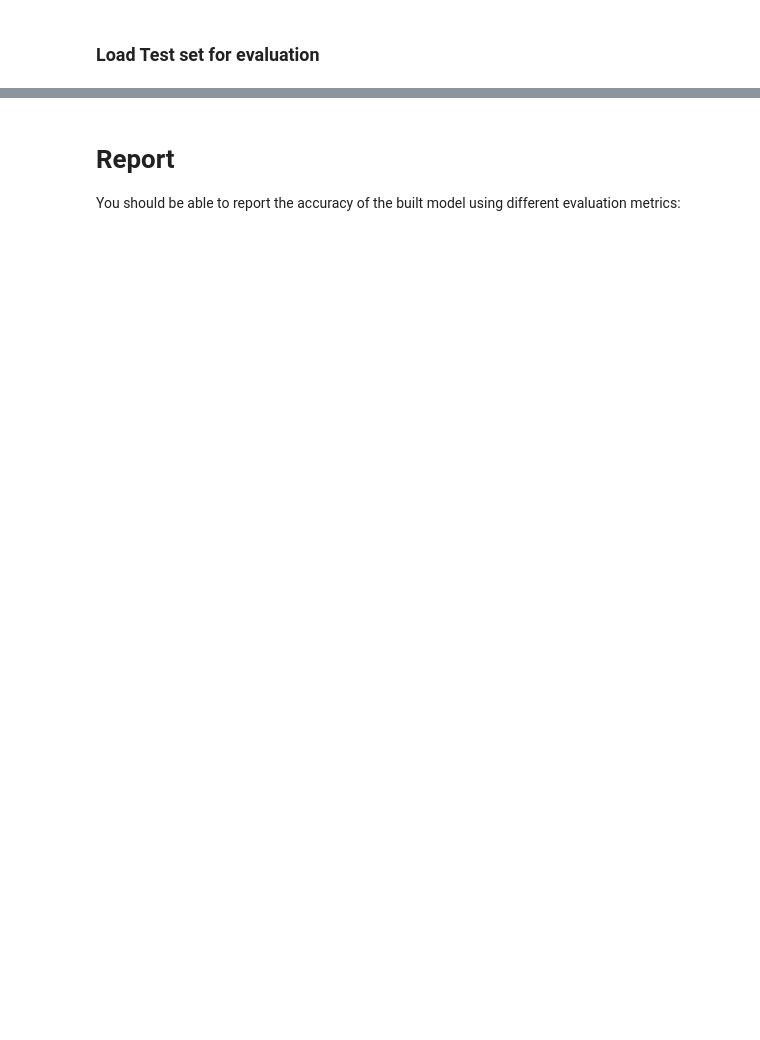
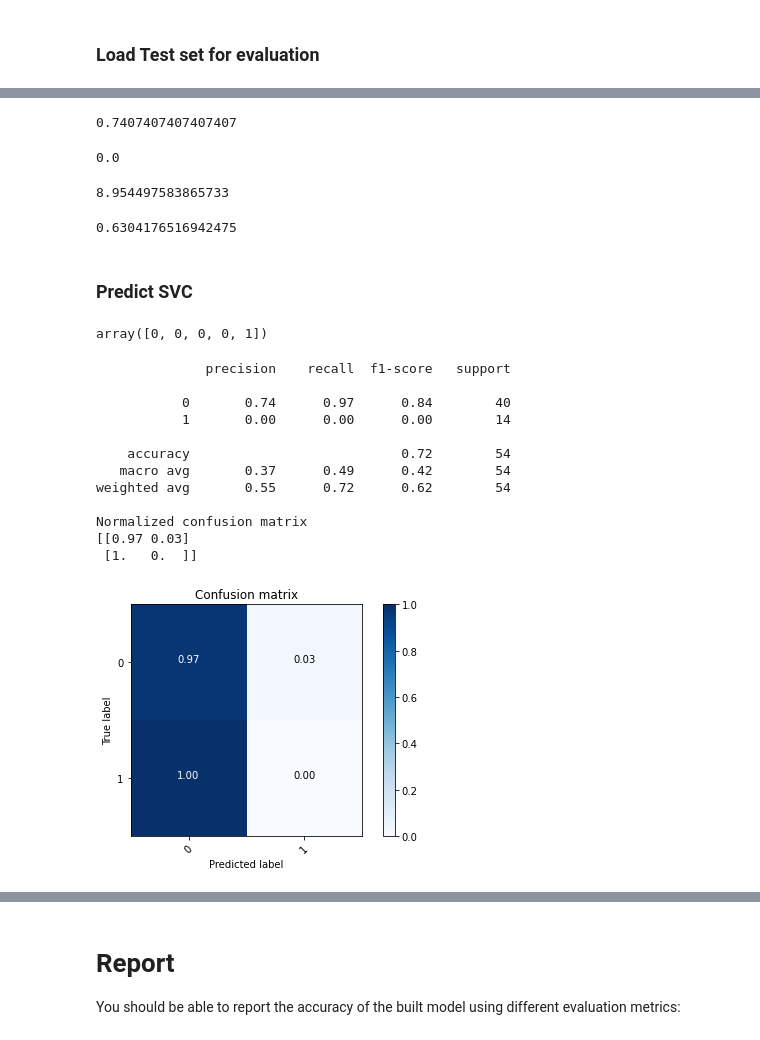
Before and after one commit to jadhavraju/Machine-learnig-with-Python-Coursera-, a Jupyter notebook: Machine Learning.ipynb, the cells around one changed output, grey strips where cells are left out. Drawn from its saved outputs; the diff is of its cells as text; code cells hidden in the pictures; blank space fills up the shorter version.

```diff
--- a/Machine Learning.ipynb
+++ b/Machine Learning.ipynb
@@ -480,0 +607,49 @@ The best accuracy was with 0.7407407407407407 with k= 5
+# %%
+jaccard_score(y_test, PredictDTree,pos_label=0)
+# %% [output]
+0.7407407407407407
+# %%
+jaccard_score(y_test, PredictDTree,pos_label=1)
+# %% [output]
+0.0
+# %%
+log_loss(y_test, PredictDTree)
+# %% [output]
+8.954497583865733
+# %%
+f1_score(y_test, PredictDTree, average='weighted')
+# %% [output]
+0.6304176516942475
+# %% [markdown]
+### Predict SVC
+# %%
+yhat_SVC = clf.predict(X_test)
+yhat_SVC [0:5]
+# %% [output]
+array([0, 0, 0, 0, 1])
+# %%
+# Compute confusion matrix
+
+labels = [0,1]
+cnf_matrix_SVC = confusion_matrix(y_test, yhat_SVC,labels)
+np.set_printoptions(precision=2)
+
+print (classification_report(y_test, yhat_SVC))
+
+# Plot non-normalized confusion matrix
+plt.figure()
+plot_confusion_matrix(cnf_matrix_SVC, classes=[0,1],normalize= True,  title='Confusion matrix')
+# %% [output]
+              precision    recall  f1-score   support
+
+           0       0.74      0.97      0.84        40
+           1       0.00      0.00      0.00        14
+
+    accuracy                           0.72        54
+   macro avg       0.37      0.49      0.42        54
+weighted avg       0.55      0.72      0.62        54
+
+Normalized confusion matrix
+[[0.97 0.03]
+ [1.   0.  ]]
+[figure, added]
```
Also changed, not shown: parts of 70 cells of this notebook.
